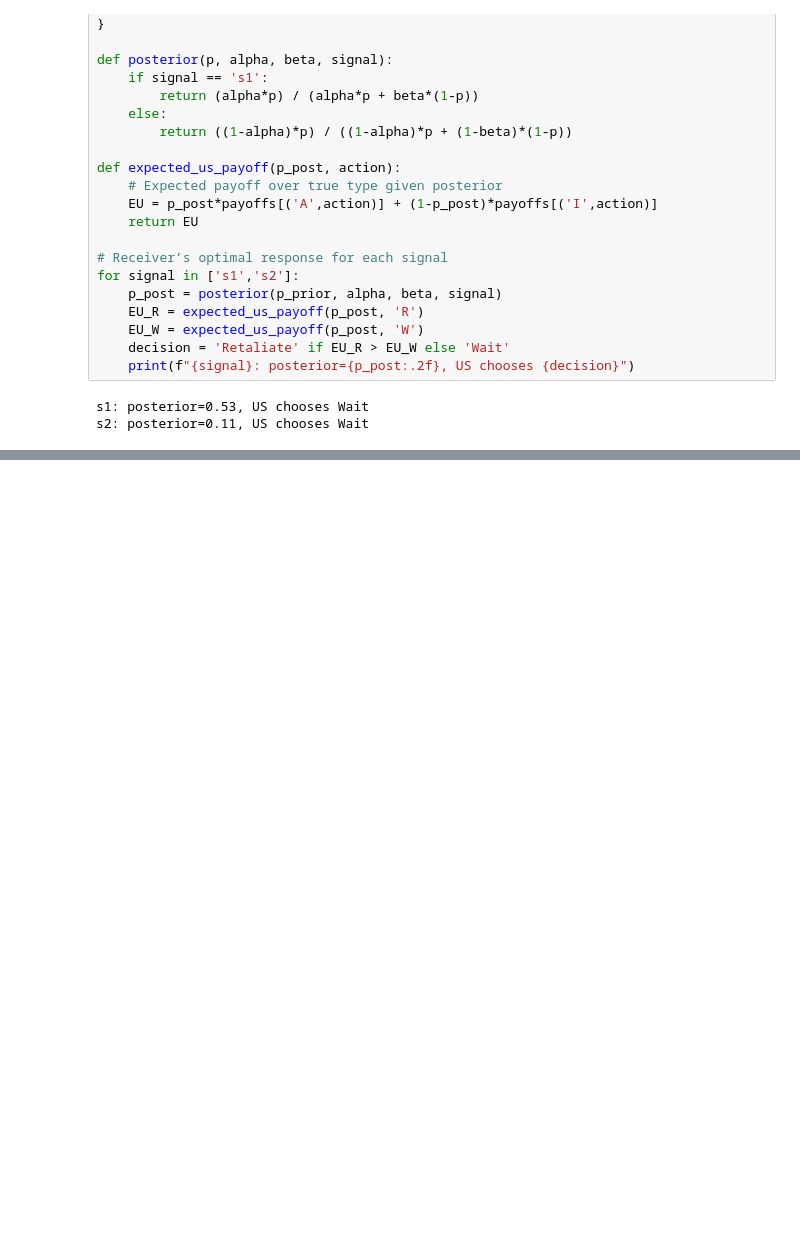
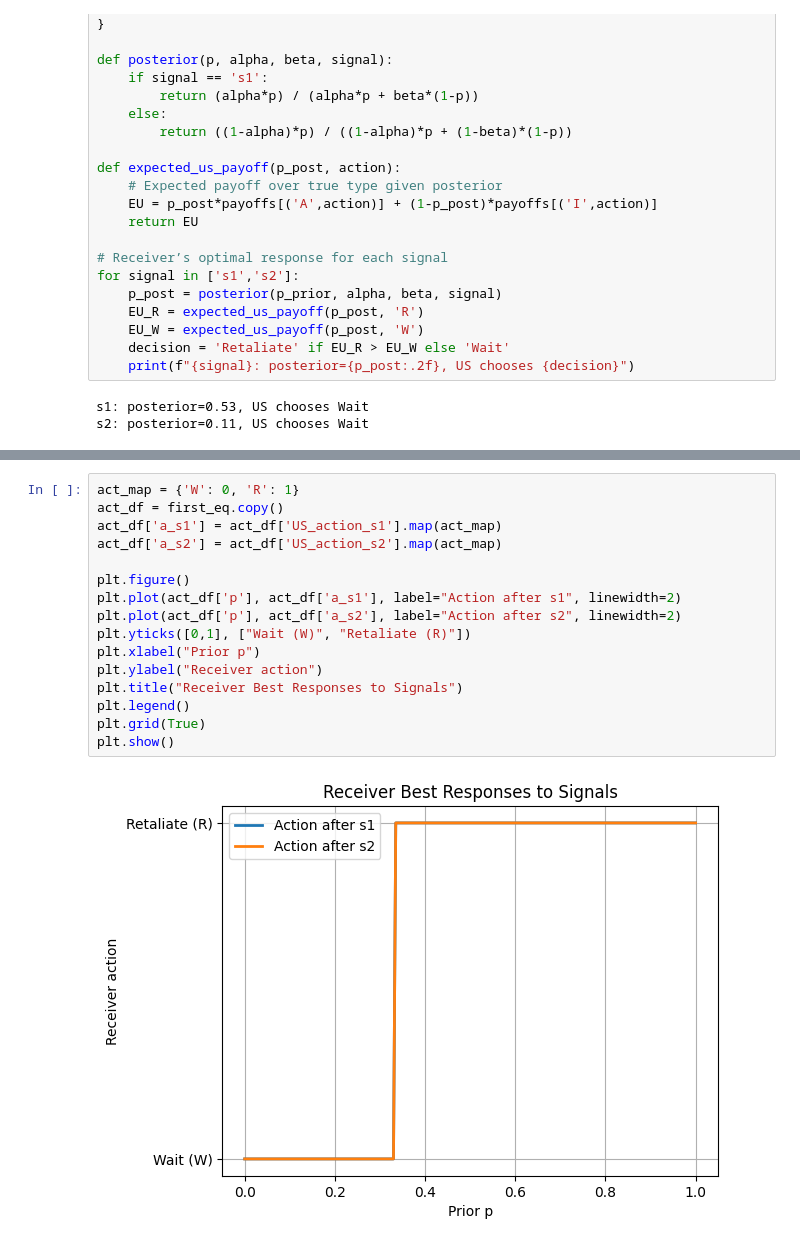
Before and after one commit to elenamurray/PS2-Algorithmic-Game-Theory, a Jupyter notebook: ps2.ipynb, the cells around one changed output, grey strips where cells are left out. Cells and saved outputs as stored; diff of their text form; blank space fills up the shorter version.

```diff
--- a/ps2.ipynb
+++ b/ps2.ipynb
@@ -429,0 +548,18 @@ s2: posterior=0.11, US chooses Wait
+# %%
+act_map = {'W': 0, 'R': 1}
+act_df = first_eq.copy()
+act_df['a_s1'] = act_df['US_action_s1'].map(act_map)
+act_df['a_s2'] = act_df['US_action_s2'].map(act_map)
+
+plt.figure()
+plt.plot(act_df['p'], act_df['a_s1'], label="Action after s1", linewidth=2)
+plt.plot(act_df['p'], act_df['a_s2'], label="Action after s2", linewidth=2)
+plt.yticks([0,1], ["Wait (W)", "Retaliate (R)"])
+plt.xlabel("Prior p")
+plt.ylabel("Receiver action")
+plt.title("Receiver Best Responses to Signals")
+plt.legend()
+plt.grid(True)
+plt.show()
+# %% [output]
+[figure, added]
```
Also changed, not shown: parts of 6 cells of this notebook.
